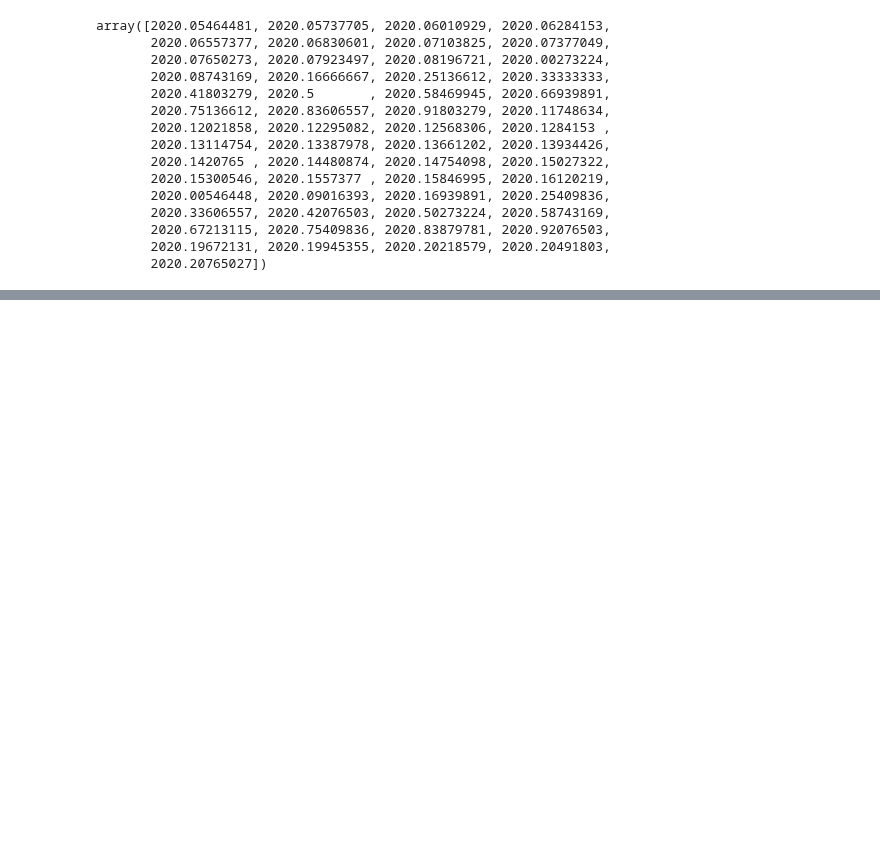
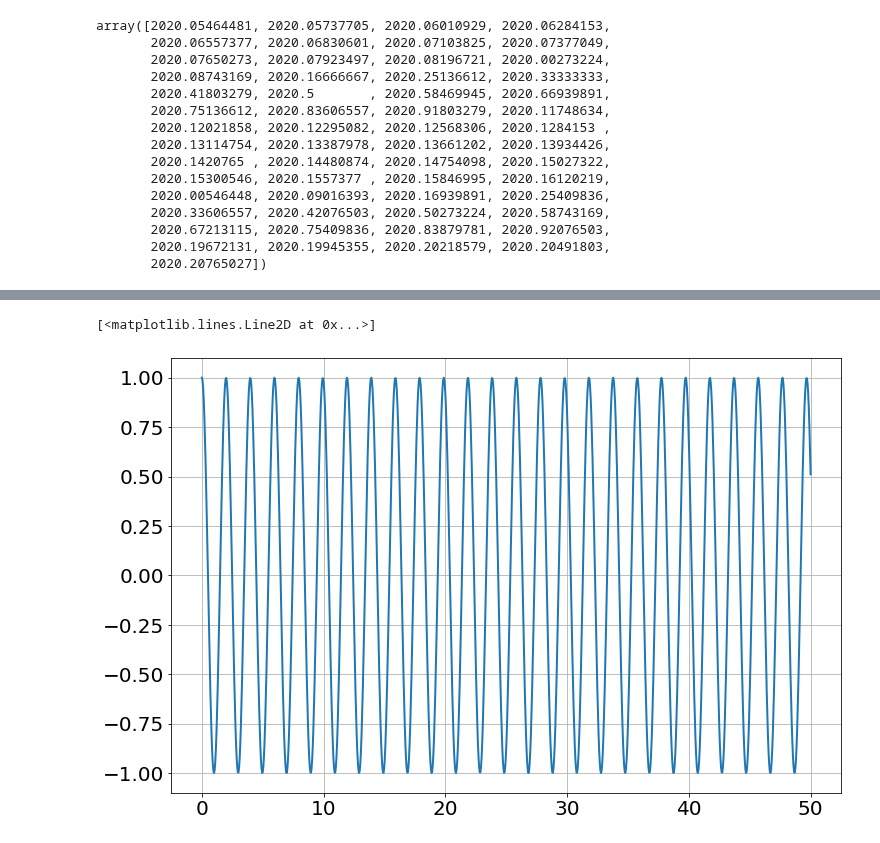
Before and after one commit to bblais/Computer-Programming-for-the-Sciences-Spring-2022, a Jupyter notebook: Sprint #2 - Dynamical Systems and Parameters/2022-03-01 Class.ipynb, the cells around one changed output, grey strips where cells are left out. Drawn from its saved outputs; the diff is of its cells as text; code cells hidden in the pictures; blank space fills up the shorter version.

```diff
--- a/Sprint #2 - Dynamical Systems and Parameters/2022-03-01 Class.ipynb
+++ b/Sprint #2 - Dynamical Systems and Parameters/2022-03-01 Class.ipynb
@@ -308,0 +341,5 @@ array([2020.05464481, 2020.05737705, 2020.06010929, 2020.06284153,
+# %%
+plot(sim.t,sim.x)
+# %% [output]
+[<matplotlib.lines.Line2D at 0x...>]
+[figure, added]
```
Also changed, not shown: parts of 7 cells of this notebook, 1 other file.
